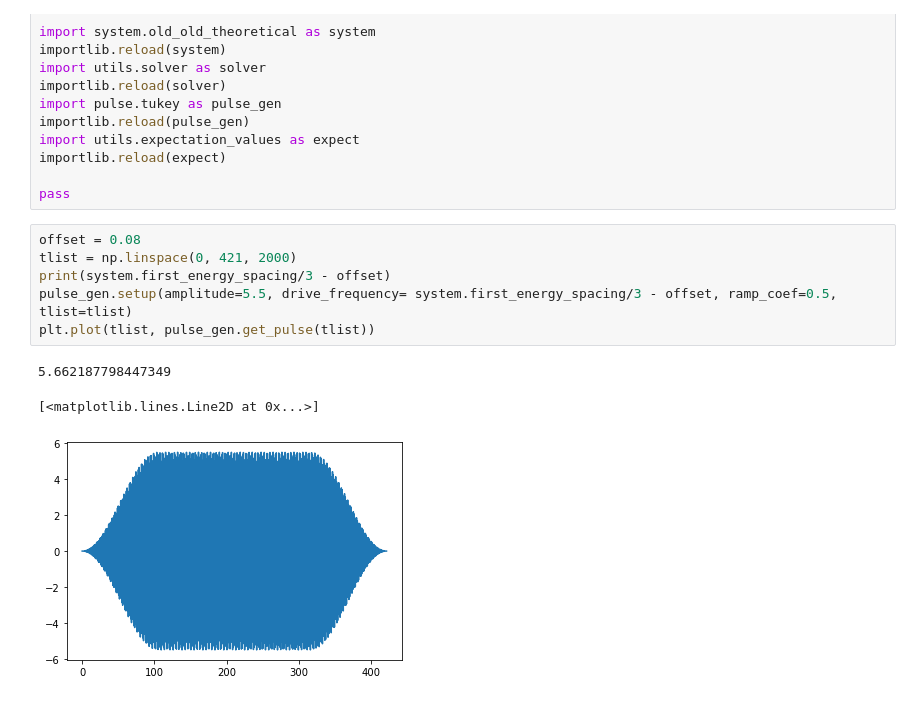
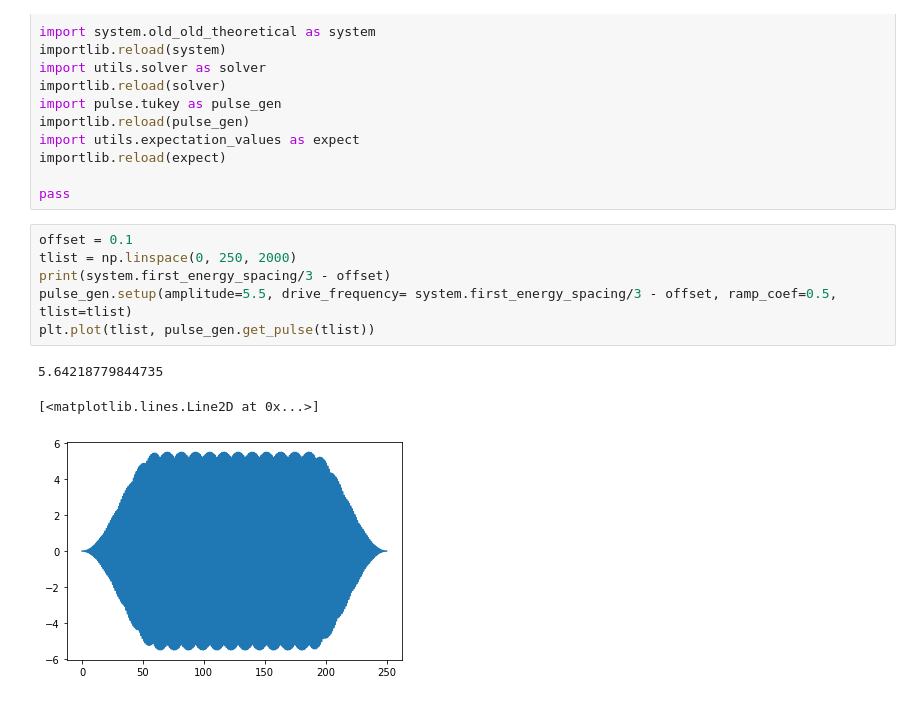
Before and after one commit to david-gorski/subharmonic_superconducting_qubits, a Jupyter notebook: debug/old_old_theoretical_system.ipynb, the cells around one changed output. Drawn from its saved outputs; the diff is of its cells as text.

```diff
--- a/debug/old_old_theoretical_system.ipynb
+++ b/debug/old_old_theoretical_system.ipynb
@@ -19,15 +19,15 @@ importlib.reload(expect)
 
 pass
 # %%
-offset = 0.08
-tlist = np.linspace(0, 421, 2000)
+offset = 0.1
+tlist = np.linspace(0, 250, 2000)
 print(system.first_energy_spacing/3 - offset)
 pulse_gen.setup(amplitude=5.5, drive_frequency= system.first_energy_spacing/3 - offset, ramp_coef=0.5, tlist=tlist)
 plt.plot(tlist, pulse_gen.get_pulse(tlist))
 # %% [output]
-5.662187798447349
+5.64218779844735
 [<matplotlib.lines.Line2D at 0x...>]
-[figure, old version]
+[figure, new version]
 # %%
 tlist = np.linspace(0, 1000, 1000*10)
 solution = solver.time_evolve(H_d=system.H0, H_c=system.H1, pertubation_func=pulse_gen.pulse_func, tlist=tlist, starting_state=system.basis_states[0], pbar=True)
```
Also changed, not shown: parts of 3 cells of this notebook, 9 other files.
